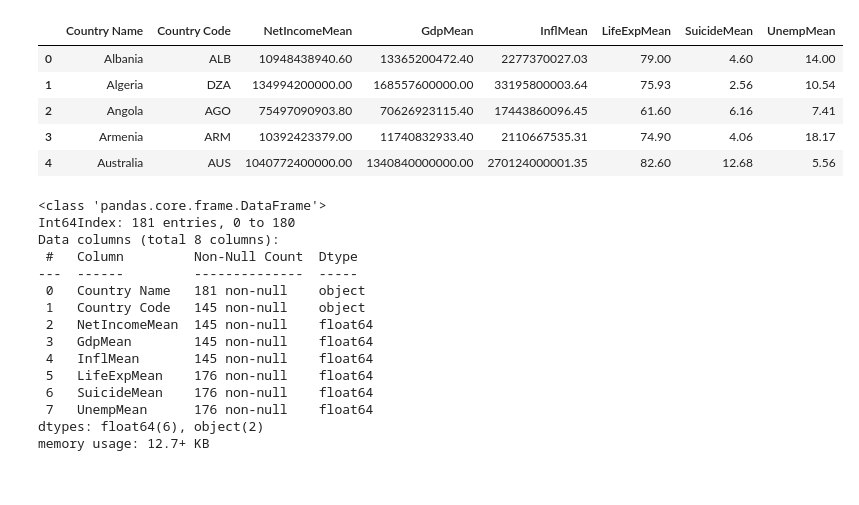
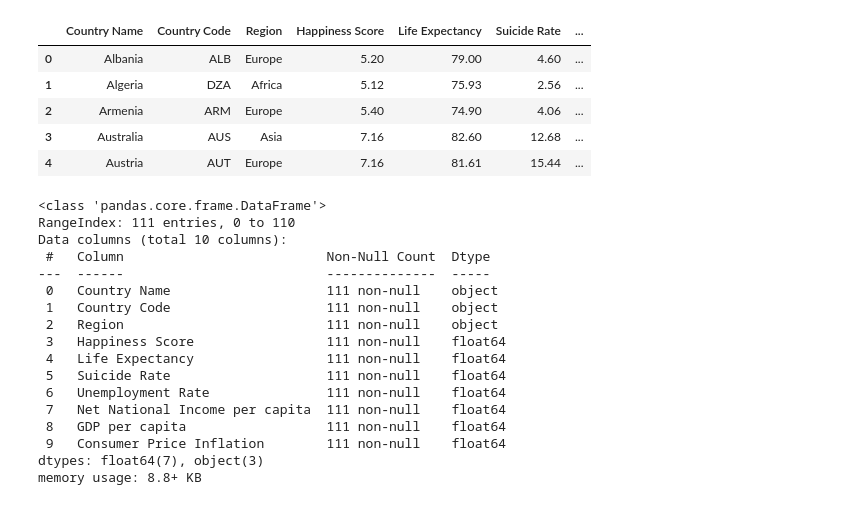
Before and after one commit to ashumskyy/data-dynamos-project-1, a Jupyter notebook: Big_country_ds.ipynb, the cells around one changed output. Cells and saved outputs as stored; diff of their text form; code cells hidden in the pictures.

```diff
--- a/Big_country_ds.ipynb
+++ b/Big_country_ds.ipynb
@@ -10,11 +14,9 @@ from matplotlib import pyplot as plt, ticker as mticker
 # %%
 # Reading .csv files
-countries_mean1 = pd.read_csv('Resources/combined_df2.csv')
-countries_mean2 = pd.read_csv('Resources/combined_mean_life_exp_suicide_unemploy2.csv')
+final_mean_df = pd.read_csv('Resources/final_combined_variables_world_happiness.csv')
 
 # Creating data frames
-countries_mean_df1 = pd.DataFrame(countries_mean1)
-countries_mean_df2 = pd.DataFrame(countries_mean2)
+countries_mean_df1 = pd.DataFrame(final_mean_df)
 countries_mean_df1.head(10)
 #countries_mean_df2.info()
 # %% [output]
@@ -26,4 +34,4 @@ big_country_df.head()
 # %%
 # remove duplicated columns
-big_country_final = big_country_df.drop(columns=['Unnamed: 0_x', 'Country Code_y', 'Unnamed: 0_y', 'avg'])
-big_country_final.head()
+final_mean_df = final_mean_df.drop(columns=['Unnamed: 0'])
+final_mean_df.head()
@@ -30,30 +45,35 @@ big_country_final.head()
 # %%
-# rename columns
-big_country_final = big_country_final.rename(columns={'Country Code_x':'Country Code'})
-pd.options.display.float_format = '{:.2f}'.format
-big_country_final.head()
+# Remove scientific notation
+pd.options.display.float_format = '{:,.2f}'.format
+
+# Capitalize first letter of items in region category
+final_mean_df['Region'] = final_mean_df['Region'].str.capitalize()
+final_mean_df.head()
 # %% [output]
-|  | Country Name | Country Code | NetIncomeMean | GdpMean | InflMean | LifeExpMean | SuicideMean | UnempMean |
-| 0 | Albania | ALB | 10948438940.60 | 13365200472.40 | 2277370027.03 | 79.00 | 4.60 | 14.00 |
-| 1 | Algeria | DZA | 134994200000.00 | 168557600000.00 | 33195800003.64 | 75.93 | 2.56 | 10.54 |
-| 2 | Angola | AGO | 75497090903.80 | 70626923115.40 | 17443860096.45 | 61.60 | 6.16 | 7.41 |
-| 3 | Armenia | ARM | 10392423379.00 | 11740832933.40 | 2110667535.31 | 74.90 | 4.06 | 18.17 |
-| 4 | Australia | AUS | 1040772400000.00 | 1340840000000.00 | 270124000001.35 | 82.60 | 12.68 | 5.56 |
+|  | Country Name | Country Code | Region | Happiness Score | Life Expectancy | Suicide Rate | ... |
+| 0 | Albania | ALB | Europe | 5.20 | 79.00 | 4.60 | ... |
+| 1 | Algeria | DZA | Africa | 5.12 | 75.93 | 2.56 | ... |
+| 2 | Armenia | ARM | Europe | 5.40 | 74.90 | 4.06 | ... |
+| 3 | Australia | AUS | Asia | 7.16 | 82.60 | 12.68 | ... |
+| 4 | Austria | AUT | Europe | 7.16 | 81.61 | 15.44 | ... |
 # %%
-big_country_final.info()
+# verify that there is no null values
+final_mean_df.info()
 # %% [output]
 <class 'pandas.core.frame.DataFrame'>
-Int64Index: 181 entries, 0 to 180
-Data columns (total 8 columns):
- #   Column         Non-Null Count  Dtype
----  ------         --------------  -----
- 0   Country Name   181 non-null    object
- 1   Country Code   145 non-null    object
- 2   NetIncomeMean  145 non-null    float64
- 3   GdpMean        145 non-null    float64
- 4   InflMean       145 non-null    float64
- 5   LifeExpMean    176 non-null    float64
- 6   SuicideMean    176 non-null    float64
- 7   UnempMean      176 non-null    float64
-dtypes: float64(6), object(2)
-memory usage: 12.7+ KB
+RangeIndex: 111 entries, 0 to 110
+Data columns (total 10 columns):
+ #   Column                          Non-Null Count  Dtype
+---  ------                          --------------  -----
+ 0   Country Name                    111 non-null    object
+ 1   Country Code                    111 non-null    object
+ 2   Region                          111 non-null    object
+ 3   Happiness Score                 111 non-null    float64
+ 4   Life Expectancy                 111 non-null    float64
+ 5   Suicide Rate                    111 non-null    float64
+ 6   Unemployment Rate               111 non-null    float64
+ 7   Net National Income per capita  111 non-null    float64
+ 8   GDP per capita                  111 non-null    float64
+ 9   Consumer Price Inflation        111 non-null    float64
+dtypes: float64(7), object(3)
+memory usage: 8.8+ KB
```
Also changed, not shown: parts of 21 cells of this notebook, 1 other file.
